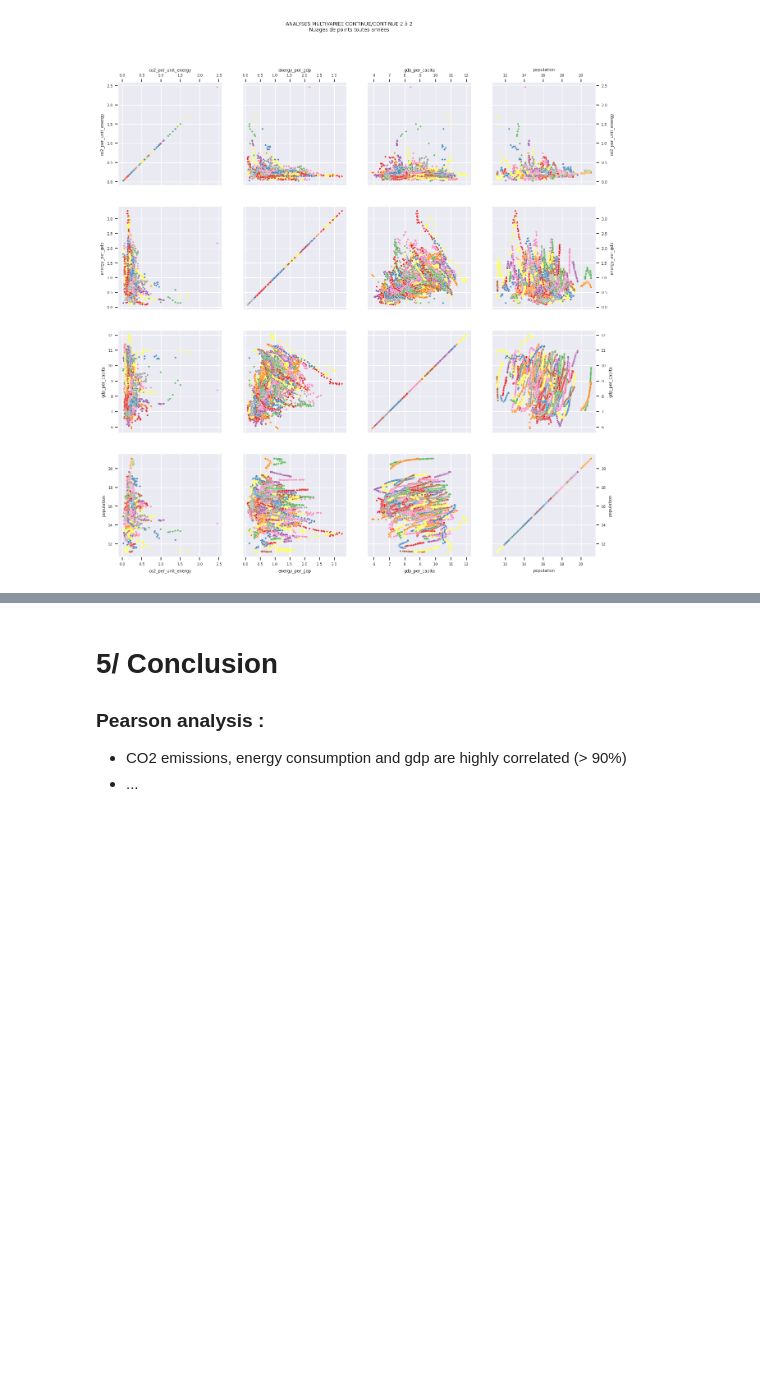
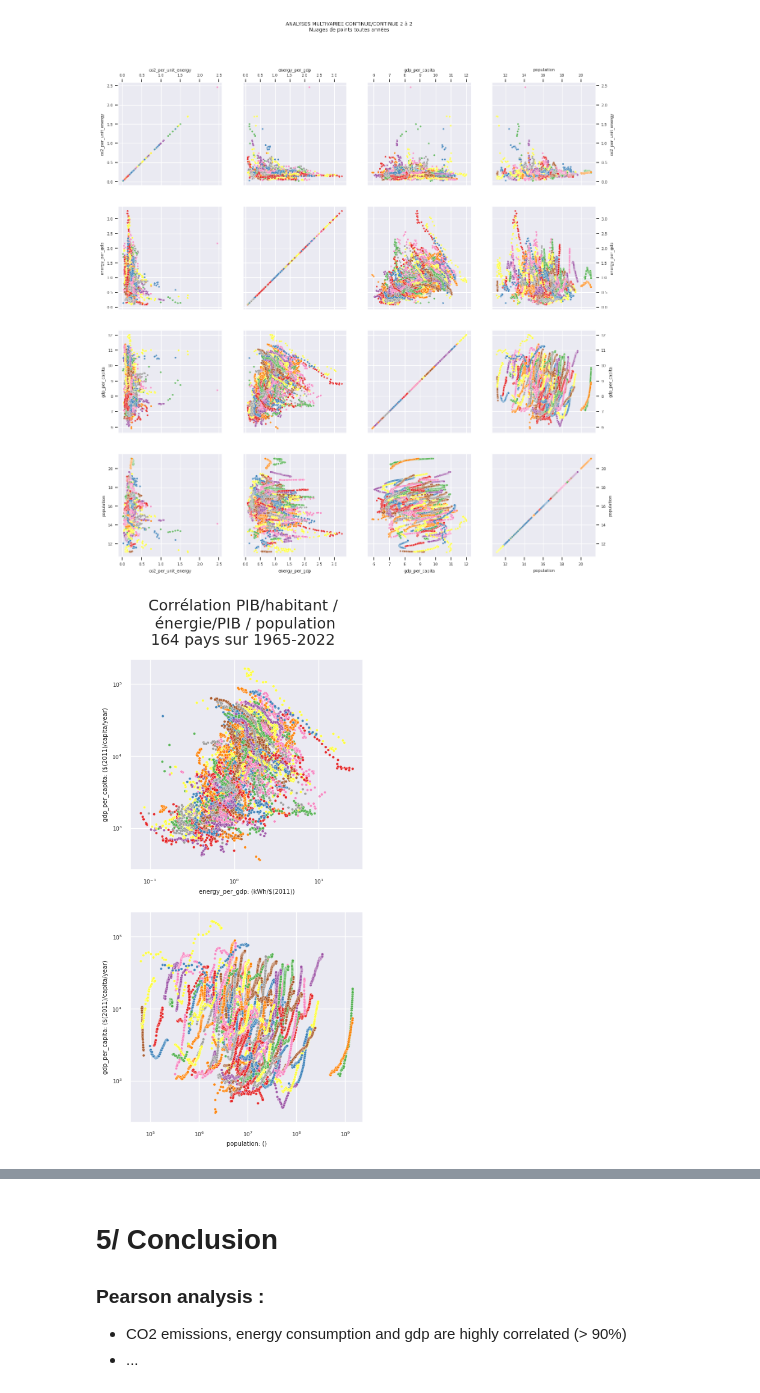
Before and after one commit to C-Vellen/CO2-energy-gdp-by-country, a Jupyter notebook: 2-data-analysis.ipynb, the cells around one changed output, grey strips where cells are left out. Drawn from its saved outputs; the diff is of its cells as text; code cells hidden in the pictures; blank space fills up the shorter version.

```diff
--- a/2-data-analysis.ipynb
+++ b/2-data-analysis.ipynb
@@ -116,7 +117,7 @@ def mono_analysis(df:pd.DataFrame, features:list, title:str, log=False):
 ### multivariate analysis
 # %%
 def multi_analysis(df:pd.DataFrame, features:list, title:str, log=False):
-    """ display scatterplots between 2 features"""
+    """ display all scatterplots between 2 features out of a list of features"""
     sns.set(font_scale=0.6)
     fig, ax = plt.subplots(len(features), len(features), figsize=(15,15))
     fig.suptitle(f"ANALYSES MULTIVARIEE CONTINUE/CONTINUE 2 à 2\nNuages de points {title}")
@@ -211,3 +212,39 @@ fig, ax = multi_analysis(dfl, ['co2', 'energy', 'gdp', 'population'], "toutes an
 fig, ax = multi_analysis(dfl, ['co2_per_unit_energy', 'energy_per_gdp', 'gdp_per_capita', 'population'], "toutes années")
 # %% [output]
 [figure]
+# %%
+def multi_analysis_2(df:pd.DataFrame, features:list, units:dict, title:str, log=False):
+    """ display 1 vertical subplot of 2 scatterplots between 2 features out of a list of features"""
+    sns.set(font_scale=0.6)
+    fig, ax = plt.subplots(len(features)-1, 1, figsize=(5,10), squeeze=False)
+    # fig, ax = plt.subplots(1, figsize=(5,5), squeeze=False)
+    fig.suptitle(title, fontsize=18)
+
+
+    for i in range(len(features)-1):
+        sns.scatterplot(
+            ax=ax[i, 0],
+            data=df,
+            x=df[features[i+1]],
+            y=df[features[0]],
+            hue='country',
+            palette='Set1',
+            alpha=0.9,
+            # legend = i+j==0,
+            legend = False,
+            s=10,
+            )
+        if log:
+            ax[i, 0].set(xscale='log', yscale='log')
+        ax[i,0].set(xlabel=f"{features[i+1]}: ({units[features[i+1]]})")
+        ax[i,0].set(ylabel=f"{features[0]}: ({units[features[0]]})")
+    return fig, ax
+
+fig = multi_analysis_2(
+    df,
+    ['gdp_per_capita', 'energy_per_gdp', 'population'],
+    {'gdp_per_capita': '$(2011)/capita/year', 'energy_per_gdp': 'kWh/$(2011)', 'population': ''},
+    f"Corrélation PIB/habitant /\n énergie/PIB / population\n{len(set(df['country']))} pays sur {min(set(df['year']))}-{max(set(df['year']))}",
+    log=True)
+# %% [output]
+[figure, added]
```
Also changed, not shown: parts of 5 cells of this notebook, 6 other files.
